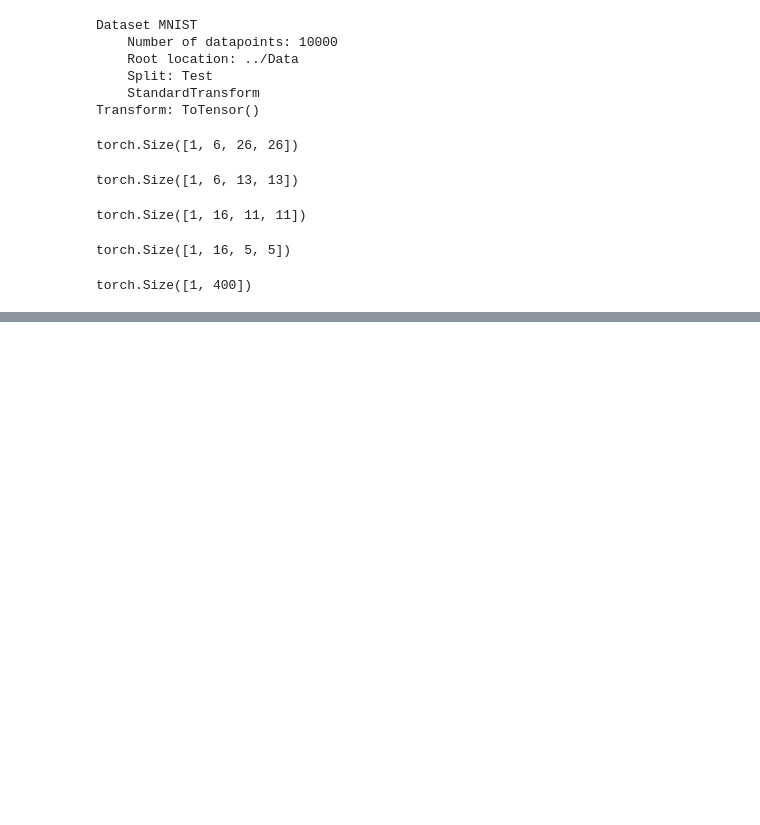
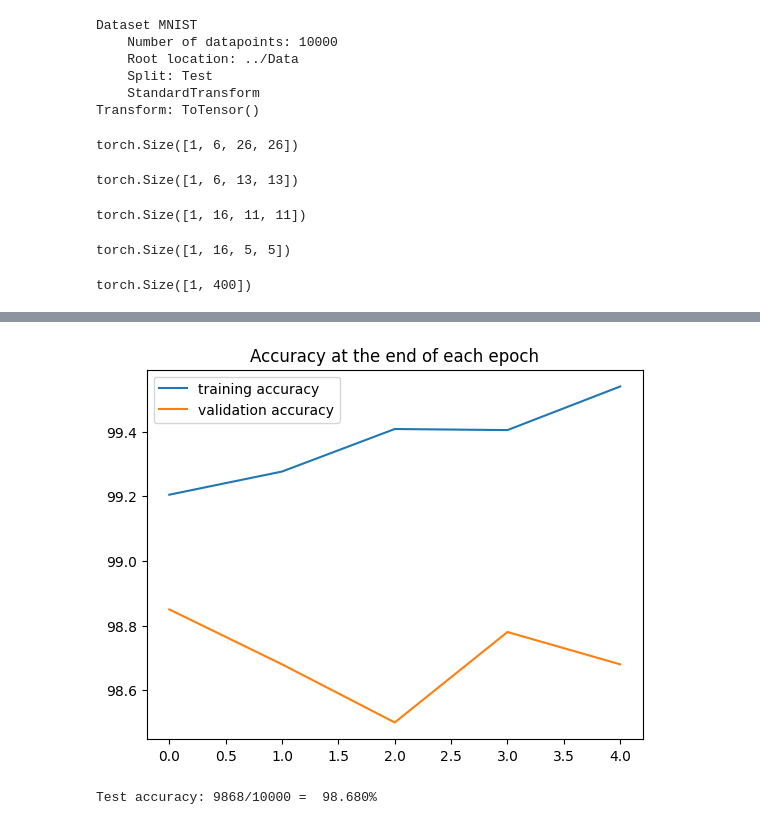
Before and after one commit to annamariabugaj/ML_small_projects, a Jupyter notebook: MNIST_ANN.ipynb, the cells around one changed output, grey strips where cells are left out. Drawn from its saved outputs; the diff is of its cells as text; code cells hidden in the pictures; blank space fills up the shorter version.

```diff
--- a/MNIST_ANN.ipynb
+++ b/MNIST_ANN.ipynb
@@ -474,0 +592,7 @@ class ConvolutionalNetwork(nn.Module):
+# %%
+plt.plot([t/600 for t in train_correct], label='training accuracy')
+plt.plot([t/100 for t in test_correct], label='validation accuracy')
+plt.title('Accuracy at the end of each epoch')
+plt.legend();
+# %% [output]
+[figure, added]
@@ -474,0 +601,10 @@ class ConvolutionalNetwork(nn.Module):
+# %%
+with torch.no_grad():
+    correct = 0
+    for X_test, y_test in test_load_all:
+        y_val = model(X_test)  # we don't flatten the data this time
+        predicted = torch.max(y_val,1)[1]
+        correct += (predicted == y_test).sum()
+print(f'Test accuracy: {correct.item()}/{len(test_data)} = {correct.item()*100/(len(test_data)):7.3f}%')
+# %% [output]
+Test accuracy: 9868/10000 =  98.680%
```
Also changed, not shown: parts of 12 cells of this notebook.
